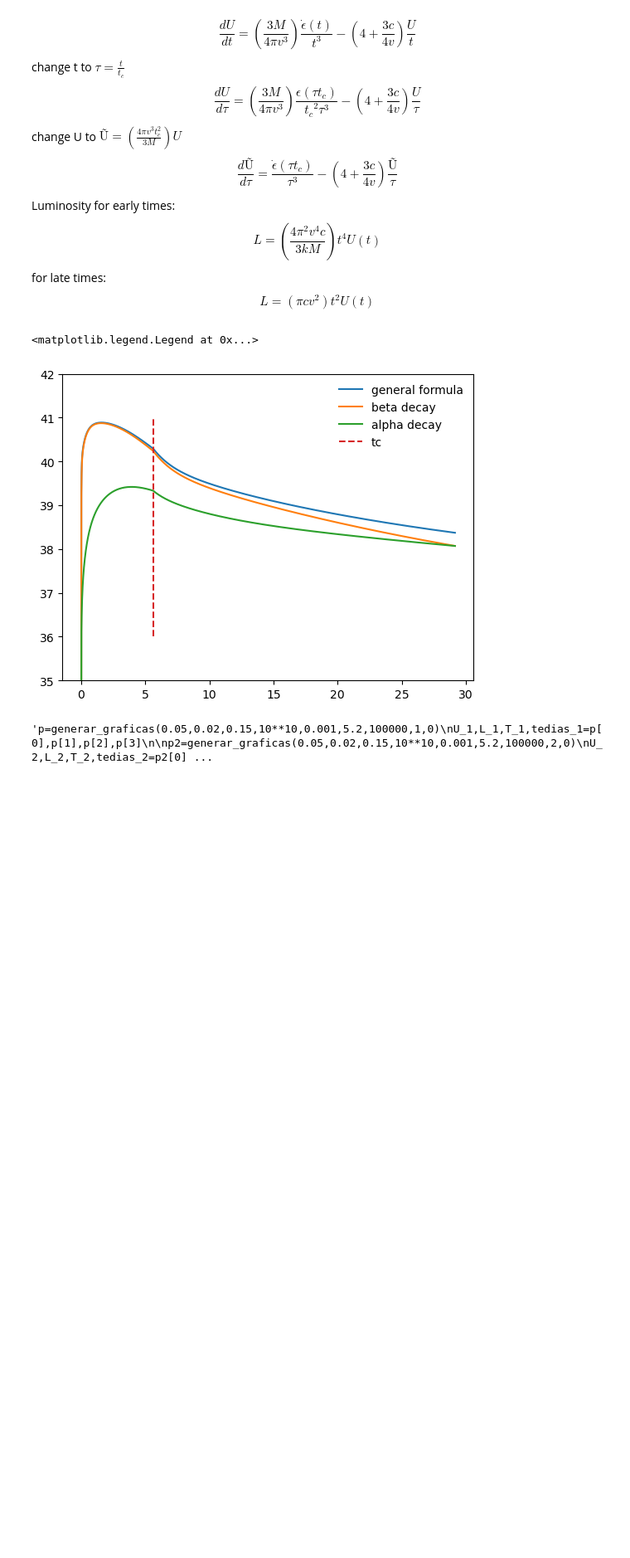
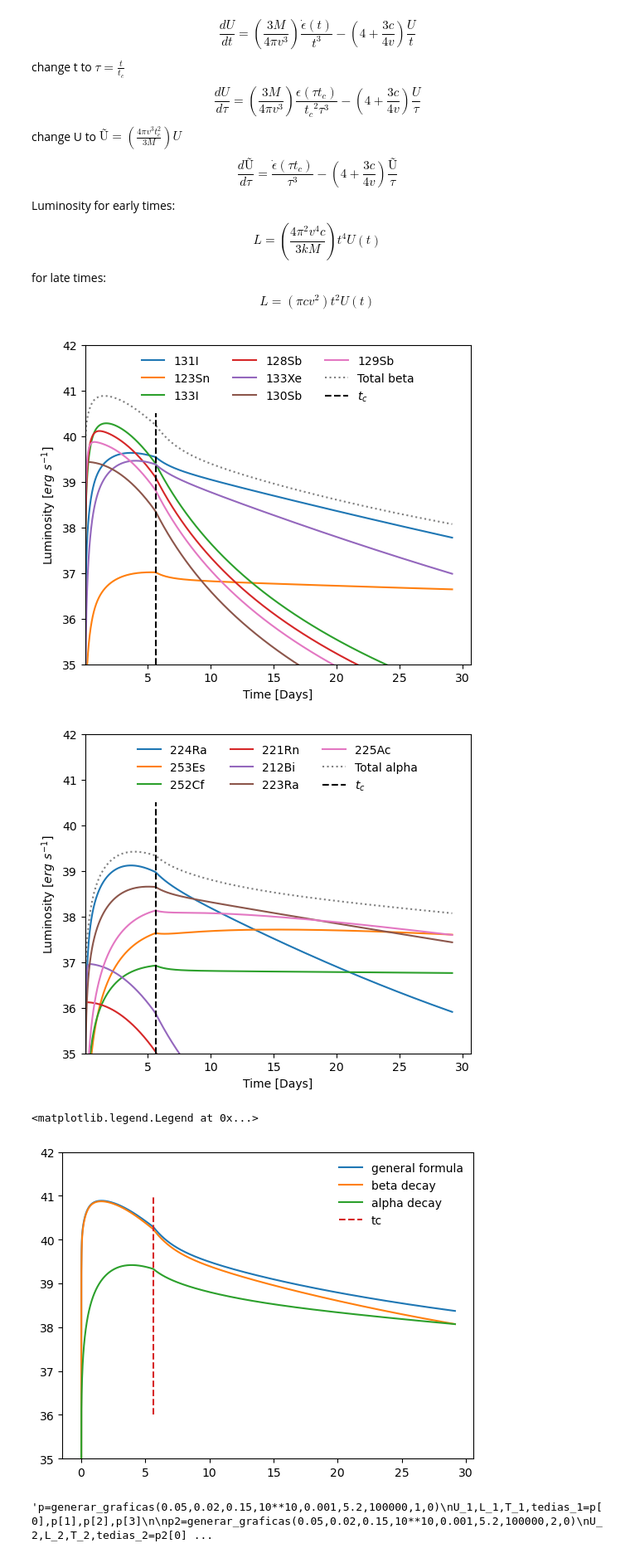
Before and after one commit to DiegoHp45/Kilonova, a Jupyter notebook: article_1.ipynb, the cells around one changed output. Shown at 83% size. Saved outputs shown, nothing was run; the diff lists cells and outputs as text; code cells hidden in the pictures; blank space fills up the shorter version.

```diff
--- a/article_1.ipynb
+++ b/article_1.ipynb
@@ -227,7 +227,9 @@ e_Metzger_th=0.75
 
 #Termalization*Heating rate
 E_alpha_efectivo=E_alpha*f_alpha
+E_alpha_aporte_efectivo=E_alpha_aporte*f_alpha
 E_beta_efectivo=E_beta*f_beta
+E_beta_aporte_efectivo=E_beta_aporte*f_beta
 E_alpha_erg=(10**4)*E_alpha_efectivo#erg/g*s
 E_beta_erg=(10**4)*E_beta_efectivo#erg/g*s
 
@@ -644,6 +646,43 @@ p2=generar_graficas(0.05,0.02,0.15,10**10,0.001,5.2,100000,E_beta_efectivo)
 U_2,L_2,T_2,tedias_2=p2[0],p2[1],p2[2],p2[3]
 p3=generar_graficas(0.05,0.02,0.15,10**10,0.001,5.2,100000,E_alpha_efectivo)
 U_3,L_3,T_3,tedias_3=p3[0],p3[1],p3[2],p3[3]
+# %%
+def Luminocidad_mas_importantes(top:int,decay):
+    plt.figure(figsize=(6,5))
+    if decay=='Beta':
+        for i in range(top):
+            U,L,T,t_dias_=generar_graficas(0.05,0.02,0.15,10**10,0.0001,5.2,100000,E_beta_aporte_efectivo[Mejores_beta[i]])
+            L=np.log10(L)
+            plt.plot(t_dias_,L,label=Name_beta[Mejores_beta[i]],linestyle='-')
+        U,L,T,t_dias_=generar_graficas(0.05,0.02,0.15,10**10,0.0001,5.2,100000,E_beta_efectivo)
+        plt.plot(t_dias_,np.log10(L),label='Total beta',linestyle=':')
+
+    else:
+        for i in range(top):
+            U,L,T,t_dias_=generar_graficas(0.05,0.02,0.15,10**10,0.0001,5.2,100000,E_alpha_aporte_efectivo[mejores_alpha[i]])
+            L=np.log10(L)
+            plt.plot(t_dias_,L,label=Name_alpha[mejores_alpha[i]],linestyle='-')
+        U,L,T,t_dias_=generar_graficas(0.05,0.02,0.15,10**10,0.0001,5.2,100000,E_alpha_efectivo)
+        plt.plot(t_dias_,np.log10(L),label='Total alpha',linestyle=':')
+
+    barra=np.linspace(35,40.5,100)
+    k=0.02
+    M=0.05*(1.989*10**30)
+    b=0.15
+    tc=np.sqrt(3*k*M/(4*np.pi*(b*c)**2))
+    ubi=np.zeros(len(barra))+tc/(60*60*24)
+    plt.plot(ubi,barra,linestyle='--',color='black',label=r'$t_c$')
+    plt.legend(loc="upper center", ncol=3,frameon=False)
+    plt.ylim((35,42))
+    plt.xlim(left=0.01)
+    plt.ylabel(r'Luminosity $[erg \:\:s^{-1}]$')
+    plt.xlabel('Time [Days]')
+# %%
+Luminocidad_mas_importantes(7,'Beta')
+Luminocidad_mas_importantes(7,'Alpha')
+# %% [output]
+[figure, added]
+[figure, added]
 # %%
 fig7 , ax7= plt.subplots(1,1,)
 barra=np.linspace(36,41,100)
```
